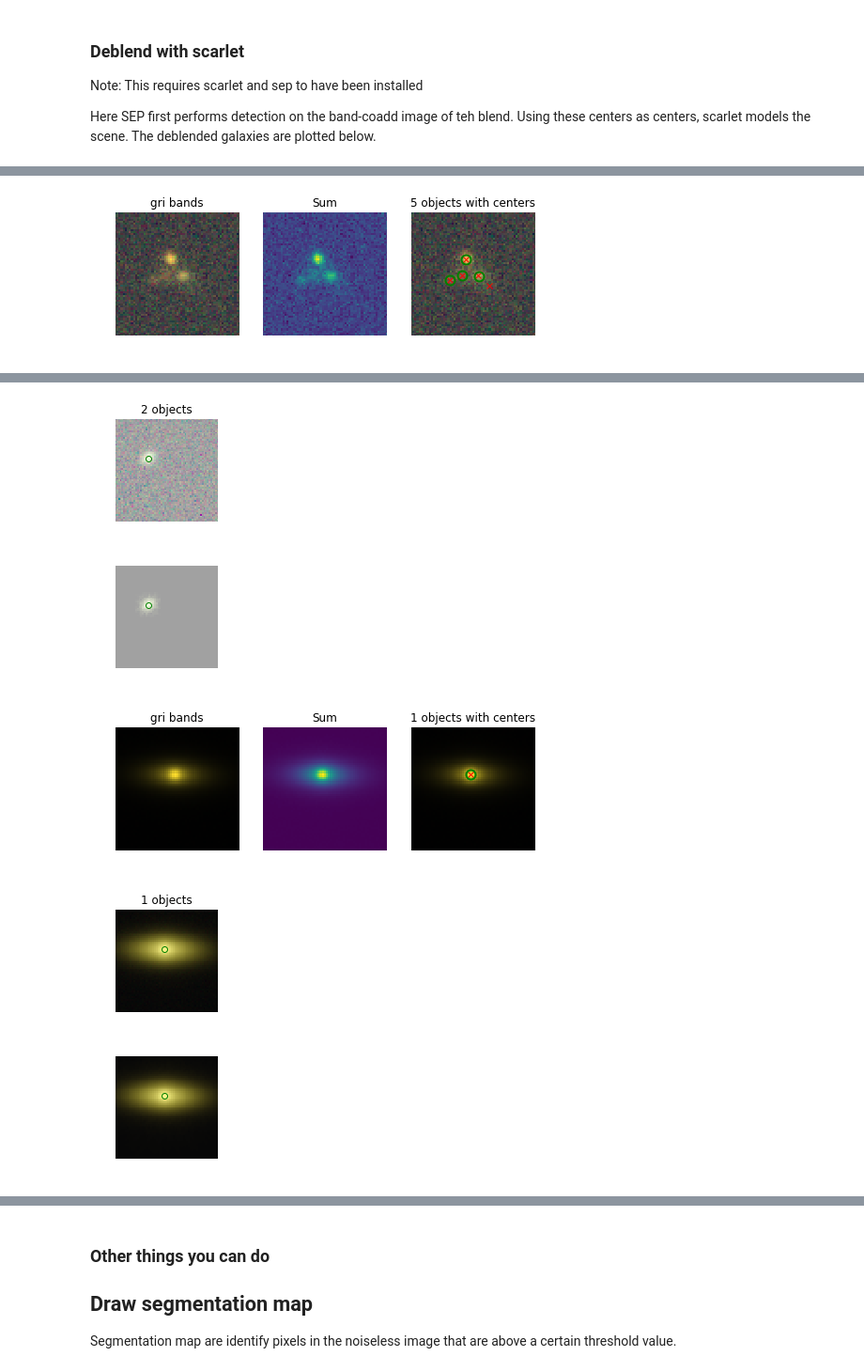
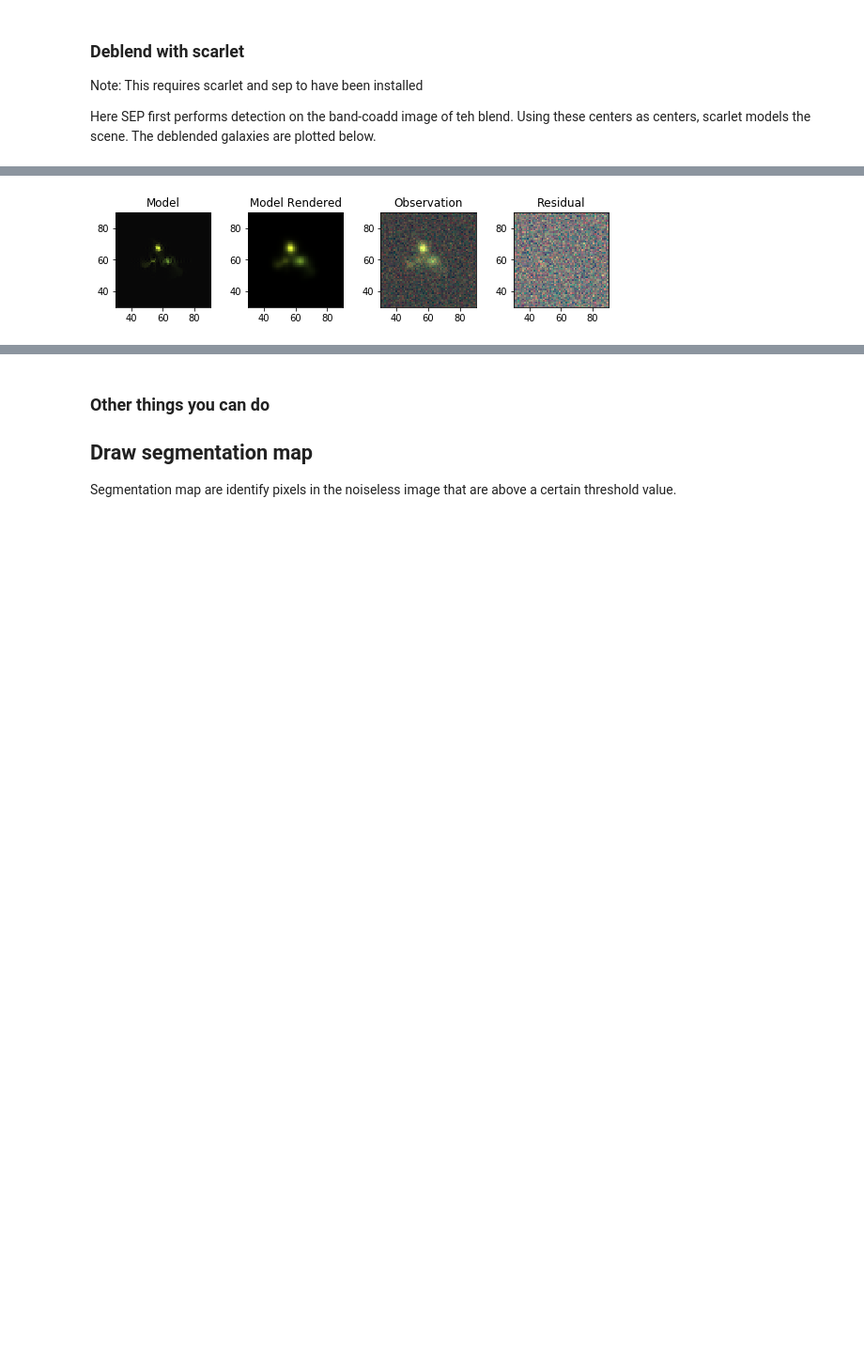
Before and after one commit to LSSTDESC/BlendingToolKit, a Jupyter notebook: notebooks/run_basic.ipynb, the cells around one changed output, grey strips where cells are left out. Shown at 94% size. Saved outputs shown, nothing was run; the diff lists cells and outputs as text; code cells hidden in the pictures; blank space fills up the shorter version.

Commit message:
modified for scarlet 1.0

```diff
--- a/notebooks/run_basic.ipynb
+++ b/notebooks/run_basic.ipynb
@@ -28,7 +28,7 @@ import astropy.table
 catalog_name = os.path.join(os.path.dirname(os.getcwd()), 'data', 'sample_input_catalog.fits')
 
 # Load parame\ters
-param = btk.config.Simulation_params(catalog_name, max_number=6, batch_size=4)
+param = btk.config.Simulation_params(catalog_name, max_number=6, batch_size=2)
 np.random.seed(param.seed)
 
 #Load input catalog
@@ -78,7 +72,7 @@ btk.plot_utils.plot_with_isolated(blend_images, isolated_images,blend_list, limi
 ### Running btk to output noiseless blend images
 # %%
 # add_noise set as False in the input config class
-param = btk.config.Simulation_params(catalog_name, max_number=6, batch_size=3, add_noise=False)
+param = btk.config.Simulation_params(catalog_name, max_number=6, batch_size=2, add_noise=False)
 np.random.seed(param.seed)
 catalog = btk.get_input_catalog.load_catalog(param)
 blend_genrator = btk.create_blend_generator.generate(param, catalog)
@@ -111,7 +104,7 @@ def get_draw_blend_generator():
     # Load parameters
     #Input catalog name
     catalog_name = os.path.join(os.path.dirname(os.getcwd()), 'data', 'sample_input_catalog.fits')
-    param = btk.config.Simulation_params(catalog_name,batch_size=4, max_number=6 )
+    param = btk.config.Simulation_params(catalog_name,batch_size=2, max_number=6 )
     np.random.seed(param.seed)
 
     #Load input catalog
@@ -230,7 +206,7 @@ Note: This requires scarlet and sep to have been installed
 Here SEP first performs detection on the band-coadd image of teh blend.
 Using these centers as centers, scarlet models the scene. The deblended galaxies are plotted below.
 # %%
-meas_params = btk.utils.Scarlet_params()
+meas_params = btk.utils.Scarlet_params(show_scene=True)
 meas_generator = btk.measure.generate(
     meas_params, get_draw_blend_generator(), param)
 output, deb,_ = next(meas_generator)
@@ -238,8 +214,4 @@ blend_list = output['blend_list']
 blend_images = output['blend_images']
 deblend_images = [deb[i]['deblend_image'] for i in range(len(blend_list))]
 detected_centers = [deb[i]['peaks'] for i in range(len(blend_list))]
-for i in range(len(blend_list)):
-    btk.plot_utils.plot_blends(blend_images[i:i+1], blend_list[i:i+1], detected_centers[i:i+1],limits=(30,90))
-    btk.plot_utils.plot_with_isolated(blend_images[i:i+1], deblend_images[i:i+1],
-                                  blend_list[i:i+1], detected_centers[i:i+1],limits=(30,90))
 # %% [output]
@@ -247 +218 @@ WARNING:proxmin:Solution did not converge
-[figure, old version]
+[figure, new version]
@@ -251,5 +221,0 @@ WARNING:proxmin:Solution did not converge
-[figure, removed]
-[figure, removed]
-[figure, removed]
-[figure, removed]
-[figure, removed]
```
Also changed, not shown: parts of 9 cells of this notebook, 2 other files.
